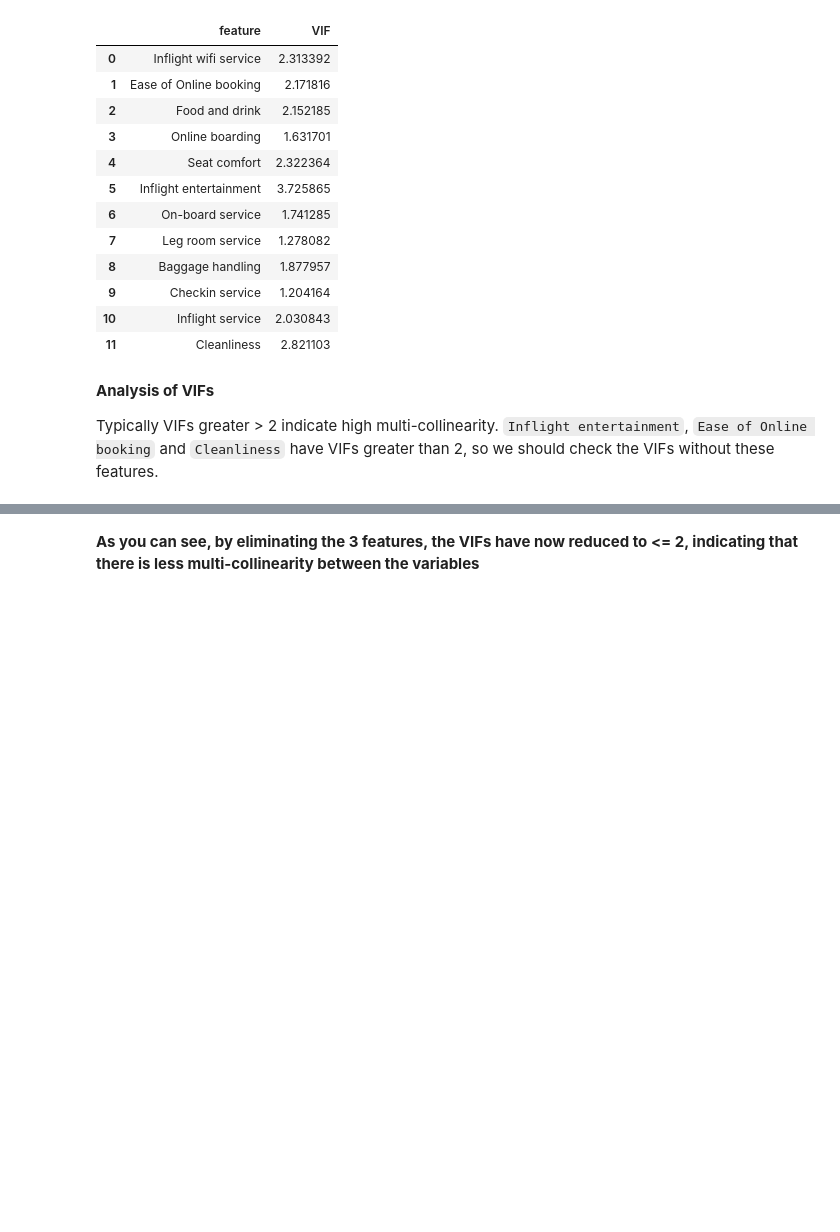
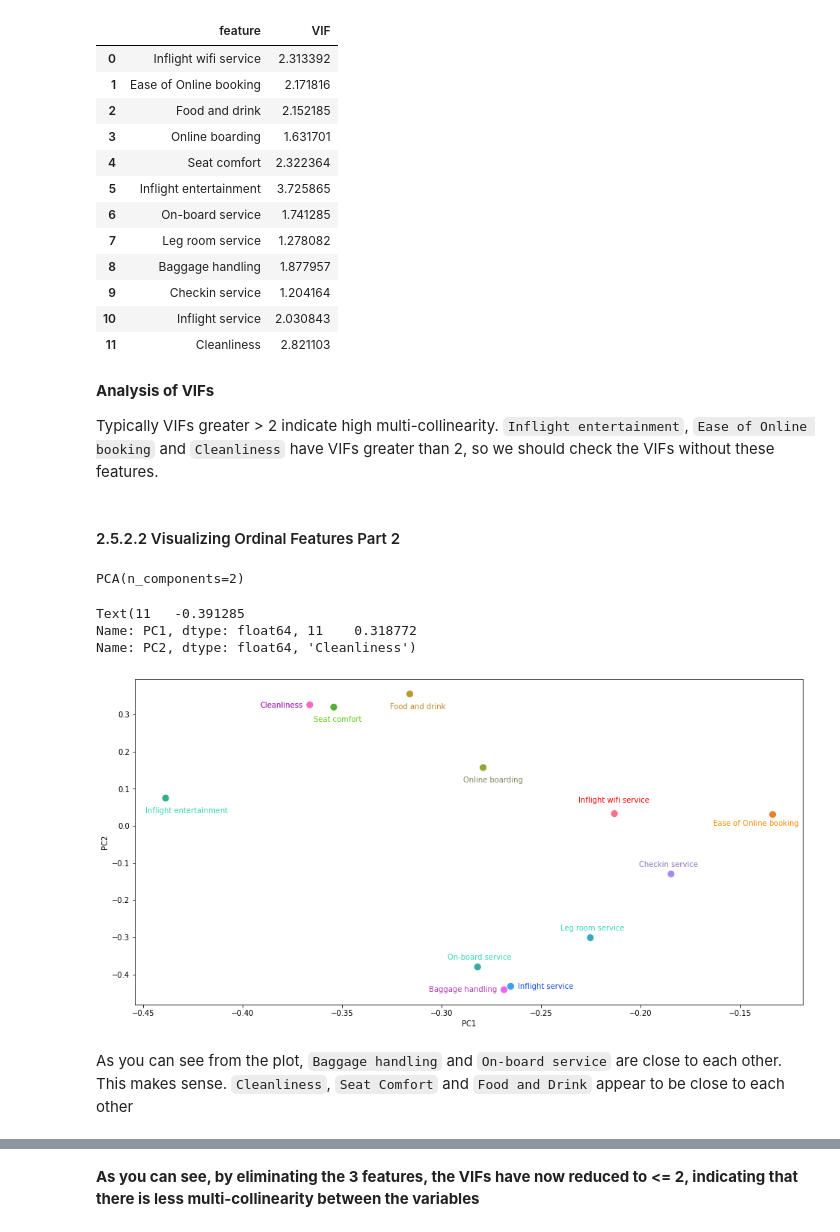
Before and after one commit to neeldeorukhkar/predict_customer_sat, a Jupyter notebook: notebooks/02_EDA.ipynb, the cells around one changed output, grey strips where cells are left out. Cells and saved outputs as stored; diff of their text form; code cells hidden in the pictures; blank space fills up the shorter version.

```diff
--- a/notebooks/02_EDA.ipynb
+++ b/notebooks/02_EDA.ipynb
@@ -221,6 +224,71 @@ display(vif_data)
 __Analysis of VIFs__
 
 Typically VIFs greater > 2 indicate high multi-collinearity. `Inflight entertainment`, `Ease of Online booking` and `Cleanliness` have VIFs greater than 2, so we should check the VIFs without these features.
+# %% [markdown]
+#### 2.5.2.2 Visualizing Ordinal Features Part 2<a id='2.5.2.2'></a>
+# %%
+pca = PCA(n_components=2)
+pca.fit(ordinal_cols_df_scale)
+# %% [output]
+PCA(n_components=2)
+# %%
+loadings = pca.components_
+num_pc = pca.n_features_
+pc_list = ["PC"+str(i) for i in list(range(1, num_pc+1))]
+loadings_df = pd.DataFrame.from_dict(dict(zip(pc_list, loadings)))
+loadings_df['variable'] = ordinal_cols_df_scale.columns.values
+loadings_df = loadings_df.set_index('variable')
+df = loadings_df.reset_index()
+# %%
+plt.figure(figsize = (16,8))
+_ = sns.scatterplot(x='PC1', y='PC2', data=loadings_df, hue = 'variable', legend=False, s=100)
+
+plt.text(df.PC1[df.variable=='Inflight wifi service']-0.018, \
+         df.PC2[df.variable=='Inflight wifi service']+0.03, "Inflight wifi service", color='red')
+
+plt.text(df.PC1[df.variable=='Ease of Online booking']-0.03, \
+         df.PC2[df.variable=='Ease of Online booking']-0.03, "Ease of Online booking", color='darkorange')
+
+plt.text(df.PC1[df.variable=='Food and drink']-0.01, \
+         df.PC2[df.variable=='Food and drink']-0.04, "Food and drink", color='#c28825')
+
+plt.text(df.PC1[df.variable=='Online boarding']-0.01, \
+         df.PC2[df.variable=='Online boarding']-0.04, "Online boarding", color='#808760')
+
+plt.text(df.PC1[df.variable=='Seat comfort']-0.01, \
+         df.PC2[df.variable=='Seat comfort']-0.04, "Seat comfort", color='#62cc16')
+
+plt.text(df.PC1[df.variable=='Inflight entertainment']-0.01, \
+         df.PC2[df.variable=='Inflight entertainment']-0.04, "Inflight entertainment", color='#3cd6b7')
+
+plt.text(df.PC1[df.variable=='On-board service']-0.015, \
+         df.PC2[df.variable=='On-board service']+0.02, "On-board service", color='#3cd6b7')
+
+plt.text(df.PC1[df.variable=='Leg room service']-0.015, \
+         df.PC2[df.variable=='Leg room service']+0.02, "Leg room service", color='#3cd6b7')
+
+plt.text(df.PC1[df.variable=='Cleanliness']-0.025, \
+         df.PC2[df.variable=='Cleanliness']-0.007, "Cleanliness", color='#ae3cb5')
+
+plt.text(df.PC1[df.variable=='Baggage handling']-0.041, \
+         df.PC2[df.variable=='Baggage handling']-0.015, "Baggage handling", color='#ae3cb5')
+
+plt.text(df.PC1[df.variable=='Checkin service']-0.016, \
+         df.PC2[df.variable=='Checkin service']+0.02, "Checkin service", color='#8b75bf')
+
+
+plt.text(df.PC1[df.variable=='Inflight service']+0.007, \
+         df.PC2[df.variable=='Inflight service']+0.002, "Inflight service", color='#124cde')
+
+plt.text(df.PC1[df.variable=='Cleanliness']-0.025, \
+         df.PC2[df.variable=='Cleanliness']-0.007, "Cleanliness", color='#ae3cb5')
+# %% [output]
+Text(11   -0.391285
+Name: PC1, dtype: float64, 11    0.318772
+Name: PC2, dtype: float64, 'Cleanliness')
+[figure, added]
+# %% [markdown]
+As you can see from the plot, `Baggage handling` and `On-board service` are close to each other. This makes sense. `Cleanliness`, `Seat Comfort` and `Food and Drink` appear to be close to each other
 # %%
 ordinal_cols_df_scale.drop(columns = ['Inflight entertainment', 'Ease of Online booking', 'Cleanliness'], axis = 1, inplace = True)
 
```
Also changed, not shown: parts of 11 cells of this notebook, 2 other files.
